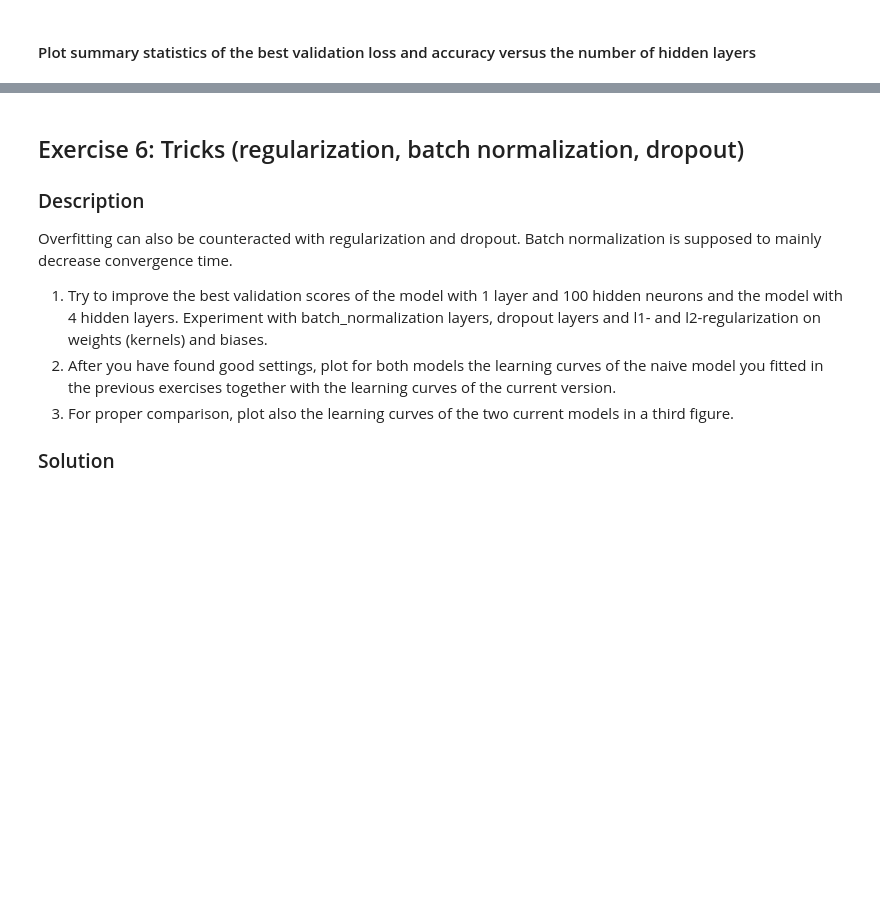
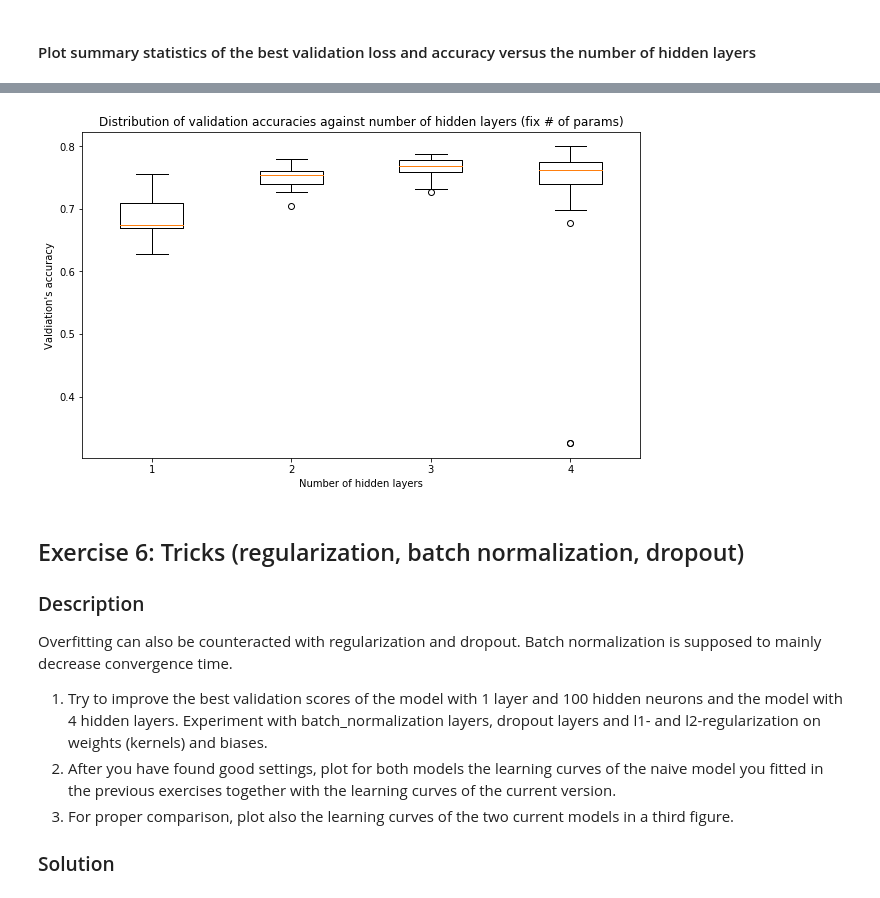
Before and after one commit to Amaumaury/ArtificialNeuralNetworks, a Jupyter notebook: miniproject1.ipynb, the cells around one changed output, grey strips where cells are left out. Cells and saved outputs as stored; diff of their text form; code cells hidden in the pictures; blank space fills up the shorter version.

```diff
--- a/miniproject1.ipynb
+++ b/miniproject1.ipynb
@@ -839,3 +838,12 @@ for model_results in results:
+# %%
+fig, ax = plt.subplots()
+ax.boxplot(best_val_acc)
+plt.title('Distribution of validation accuracies against number of hidden layers (fix # of params)')
+plt.xlabel('Number of hidden layers')
+plt.ylabel("Valdiation's accuracy")
+plt.show()
+# %% [output]
+[figure, added]
 # %% [markdown]
 ## Exercise 6: Tricks (regularization, batch normalization, dropout)
 
```
Also changed, not shown: parts of 30 cells of this notebook.
